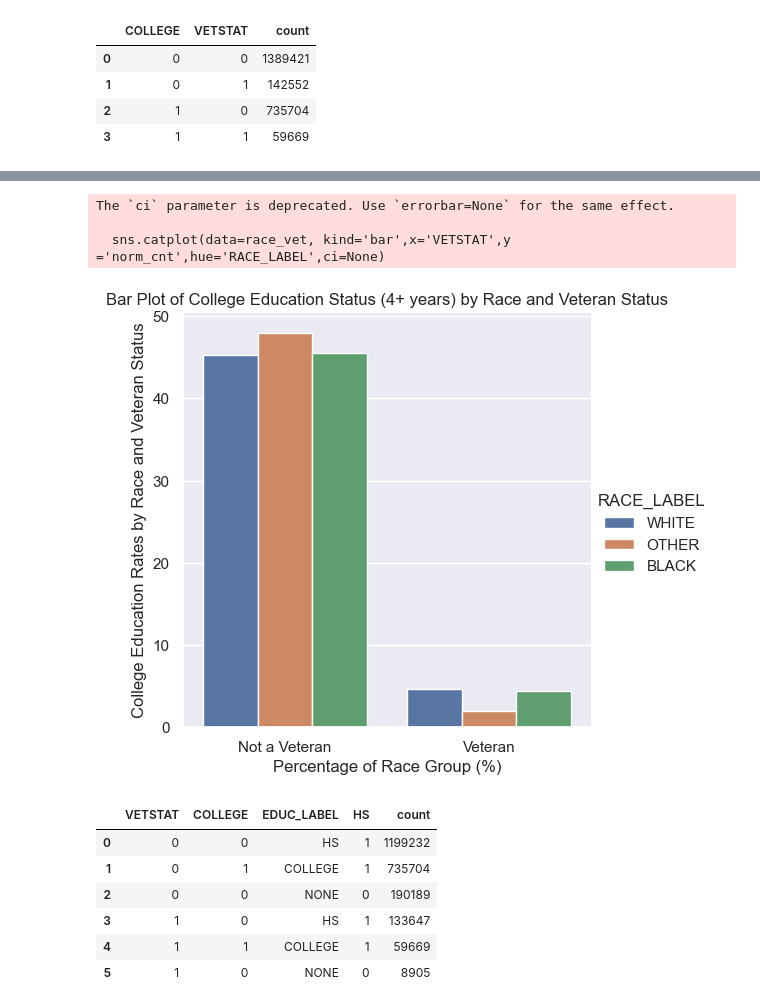
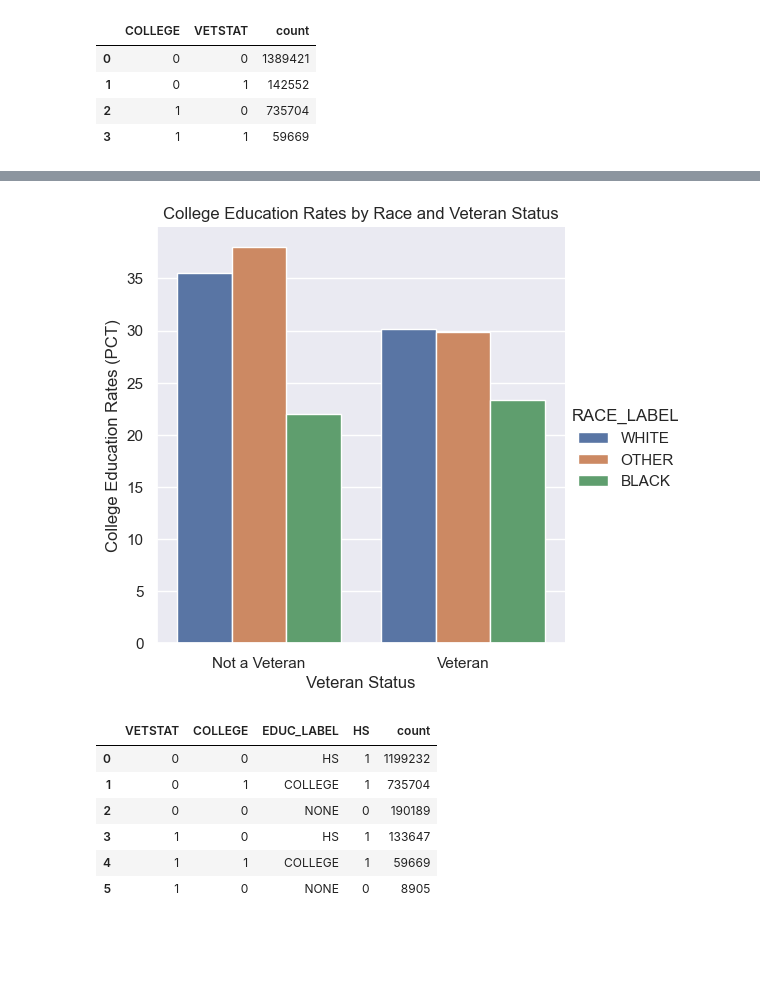
Before and after one commit to Fobertree/Econ220FinalProject, a Jupyter notebook: main.ipynb, the cells around one changed output, grey strips where cells are left out. Cells and saved outputs as stored; diff of their text form; code cells hidden in the pictures; blank space fills up the shorter version.

Commit message:
fixed a graph

```diff
--- a/main.ipynb
+++ b/main.ipynb
@@ -460,0 +339,3 @@ def race_to_pct(x):
+# %%
+test = race_vet.groupby(["VETSTAT","RACE_LABEL","COLLEGE"]).sum()
+test
@@ -460,0 +357,8 @@ def race_to_pct(x):
+# %%
+totals = {}
+# vt, rl
+for vt in (0,1):
+    for rl in ("BLACK","WHITE","OTHER"):
+        totals[(vt,rl)] = test.loc[vt].loc[rl].sum()
+
+totals
@@ -460,0 +384,7 @@ def race_to_pct(x):
+# %%
+def race_to_pct(x,rl,vt):
+    print((vt,rl), (vt,rl) in total)
+    cnt = totals[(int(vt),str(rl))] # # of people of both vetstat status and race_label with 4+ years of college
+    return ((x['count']/cnt)) * 100
+
+total
@@ -461,4 +397,4 @@ def race_to_pct(x):
 # %%
-race_vet['norm_cnt'] = race_vet.apply(race_to_pct,axis=1)
-race_vet
+race_vet['norm_cnt'] = race_vet.apply(lambda x: race_to_pct(x,rl=x['RACE_LABEL'],vt=x["VETSTAT"]),axis=1)
+race_vet = race_vet[race_vet['COLLEGE'] == 1]
 # %% [output]
@@ -478,17 +413,15 @@ race_vet
 # %%
-sns.catplot(data=race_vet, kind='bar',x='VETSTAT',y ='norm_cnt',hue='RACE_LABEL',ci=None)
+sns.catplot(data=race_vet, kind='bar',x='VETSTAT',y ='norm_cnt',hue='RACE_LABEL',errorbar=None)
 
-plt.title("Bar Plot of College Education Status (4+ years) by Race and Veteran Status")
-plt.ylabel("College Education Rates by Race and Veteran Status")
-plt.xlabel("Percentage of Race Group (%)")
+plt.title("College Education Rates by Race and Veteran Status")
+plt.ylabel("College Education Rates (PCT)")
+plt.xlabel("Veteran Status")
 plt.xticks([0,1],["Not a Veteran", "Veteran"])
 fmt = '%.0f%%'
 yticks = mtick.FormatStrFormatter(fmt)
+# multi-index by two variables. (White and Vet in College) / (White & Vet)
 # %% [output]
-The `ci` parameter is deprecated. Use `errorbar=None` for the same effect.
-
-  sns.catplot(data=race_vet, kind='bar',x='VETSTAT',y ='norm_cnt',hue='RACE_LABEL',ci=None)
-[figure, old version]
+[figure, new version]
 # %%
 def convert_educ(x):
     if x['COLLEGE']:
```
Also changed, not shown: parts of 27 cells of this notebook.
